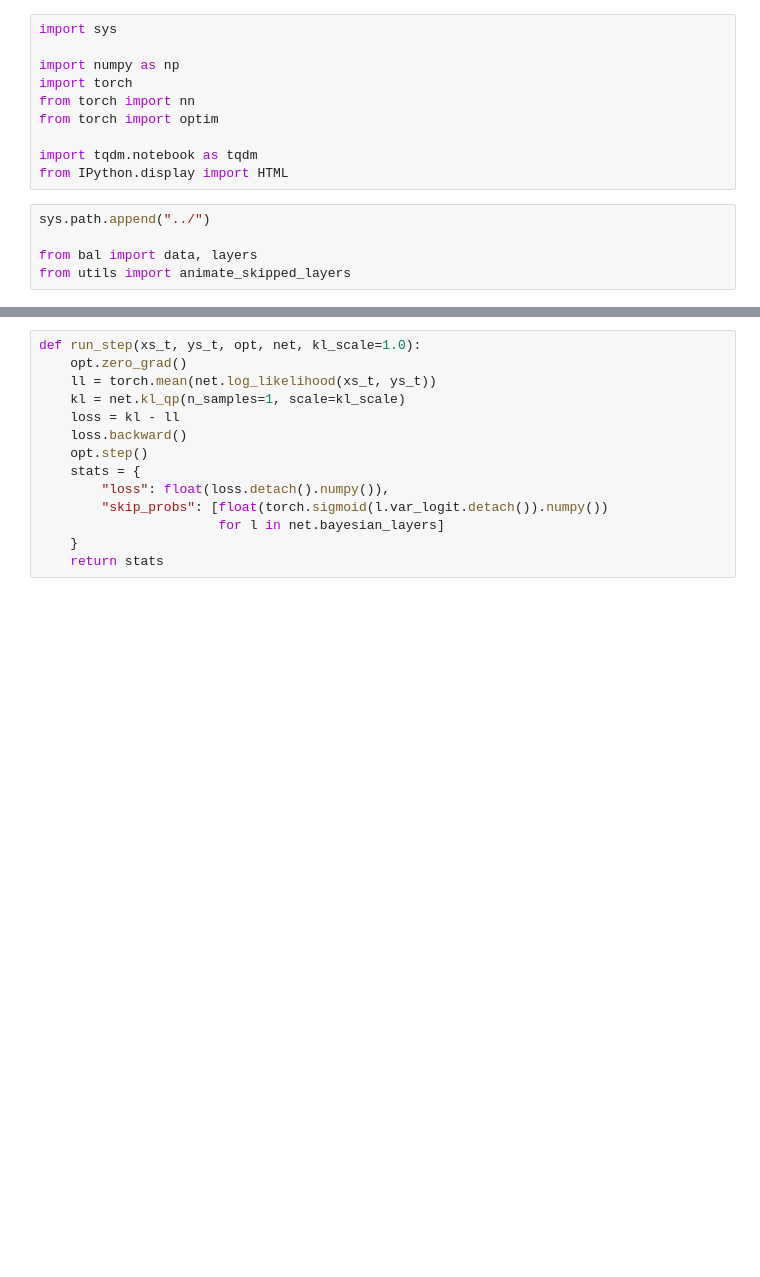
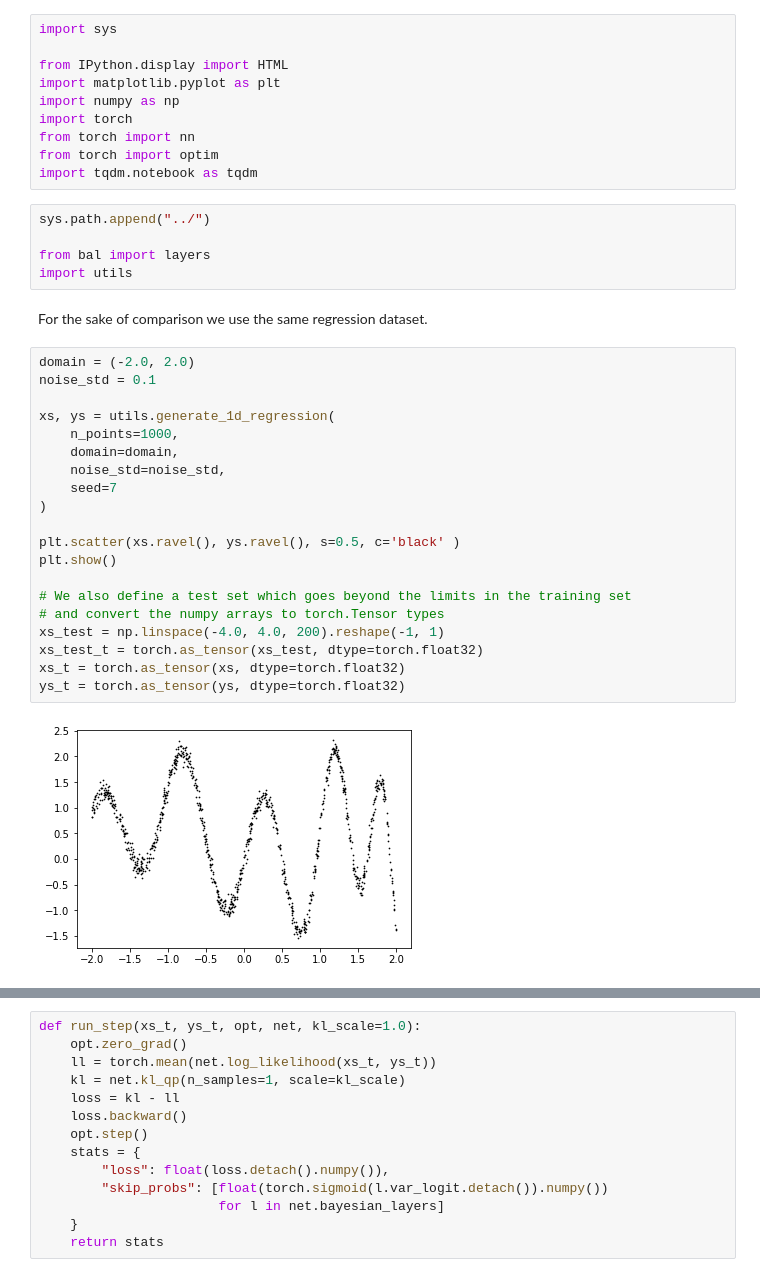
Before and after one commit to gdikov/bayesian-architecture-learning, a Jupyter notebook: examples/network_depth_toy.ipynb, the cells around one changed output, grey strips where cells are left out. Saved outputs shown, nothing was run; the diff lists cells and outputs as text; blank space fills up the shorter version.

```diff
--- a/examples/network_depth_toy.ipynb
+++ b/examples/network_depth_toy.ipynb
@@ -1,15 +5,39 @@
 # %%
 import sys
 
+from IPython.display import HTML
+import matplotlib.pyplot as plt
 import numpy as np
 import torch
 from torch import nn
 from torch import optim
-
 import tqdm.notebook as tqdm
-from IPython.display import HTML
 # %%
 sys.path.append("../")
 
-from bal import data, layers
-from utils import animate_skipped_layers
+from bal import layers
+import utils
+# %% [markdown]
+For the sake of comparison we use the same regression dataset.
+# %%
+domain = (-2.0, 2.0)
+noise_std = 0.1
+
+xs, ys = utils.generate_1d_regression(
+    n_points=1000,
+    domain=domain,
+    noise_std=noise_std,
+    seed=7
+)
+
+plt.scatter(xs.ravel(), ys.ravel(), s=0.5, c='black' )
+plt.show()
+
+# We also define a test set which goes beyond the limits in the training set
+# and convert the numpy arrays to torch.Tensor types
+xs_test = np.linspace(-4.0, 4.0, 200).reshape(-1, 1)
+xs_test_t = torch.as_tensor(xs_test, dtype=torch.float32)
+xs_t = torch.as_tensor(xs, dtype=torch.float32)
+ys_t = torch.as_tensor(ys, dtype=torch.float32)
+# %% [output]
+[figure, added]
```
Also changed, not shown: parts of 9 cells of this notebook.
